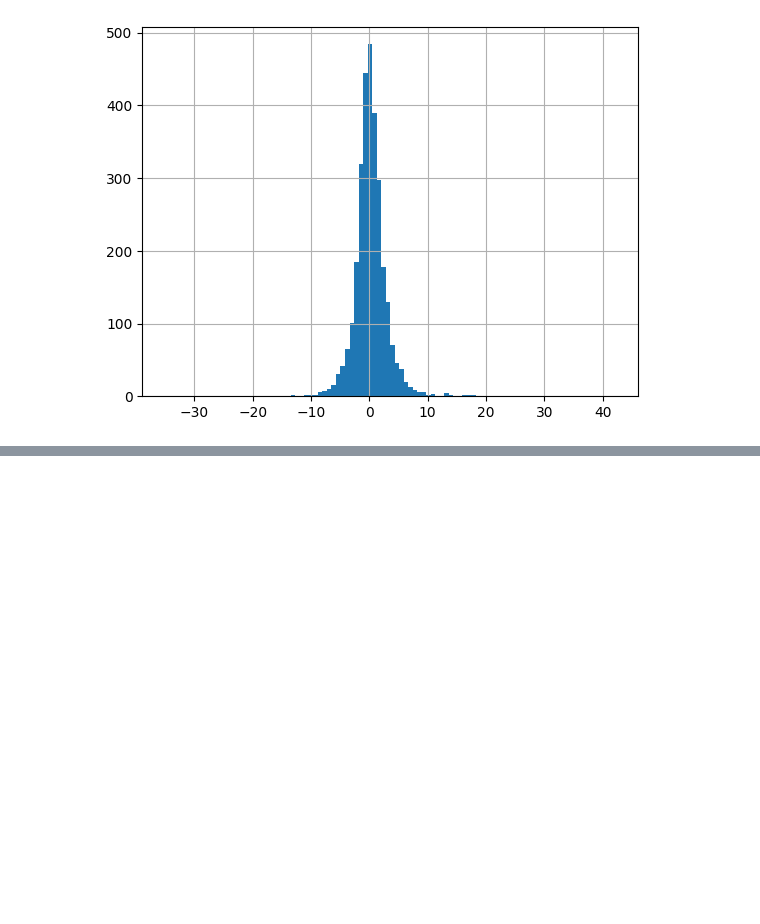
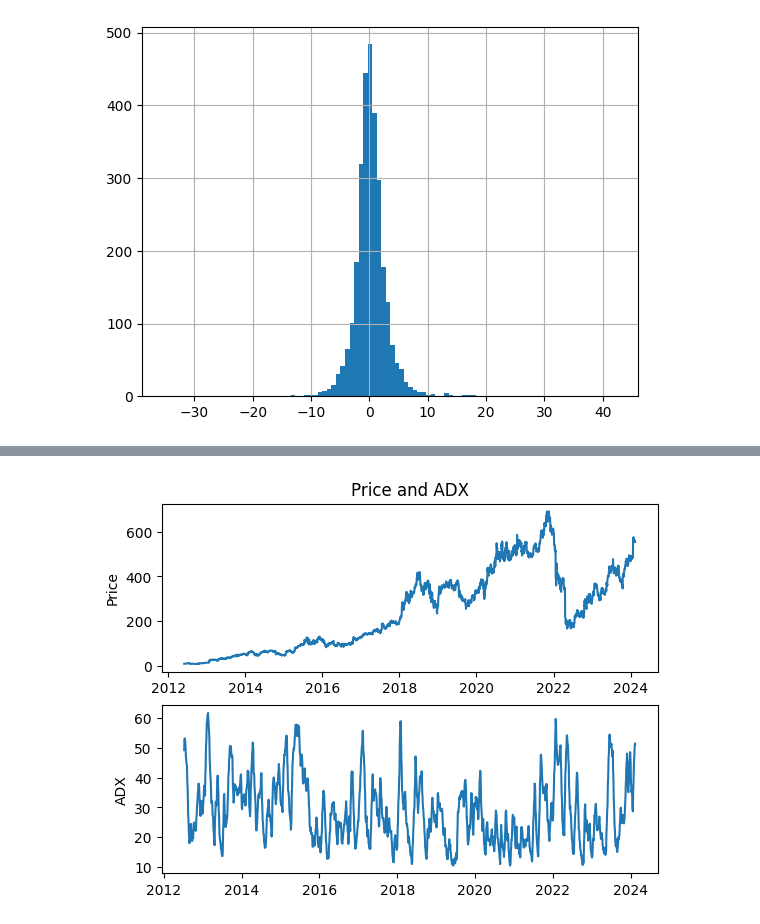
Before and after one commit to JosephRidge/TradingStrategy, a Jupyter notebook: app.ipynb, the cells around one changed output, grey strips where cells are left out. Cells and saved outputs as stored; diff of their text form; code cells hidden in the pictures; blank space fills up the shorter version.

```diff
--- a/app.ipynb
+++ b/app.ipynb
@@ -195,0 +170,14 @@ plt.show()
+# %%
+# Calculate ADX
+netflix_df['ADX'] = talib.ADX(netflix_df['High'], netflix_df['Low'], netflix_df['Close'],timeperiod=14)
+# %%
+fig, (ax1, ax2) = plt.subplots(2)
+# Plot ADX with the price
+ax1.set_ylabel('Price')
+ax1.plot(netflix_df['Close'])
+ax2.set_ylabel('ADX')
+ax2.plot(netflix_df['ADX'])
+ax1.set_title('Price and ADX')
+plt.show()
+# %% [output]
+[figure, added]
```
Also changed, not shown: parts of 71 cells of this notebook, 2 other files.
